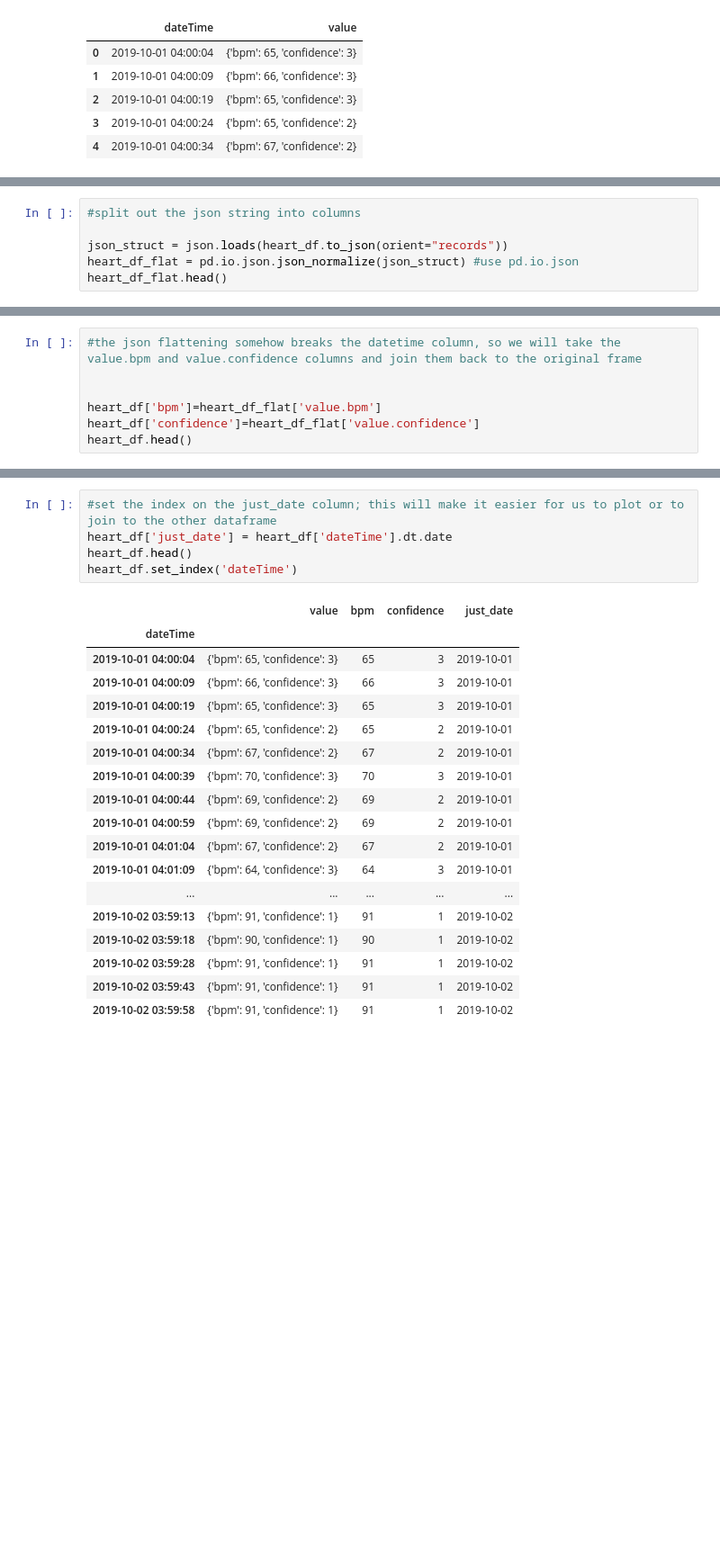
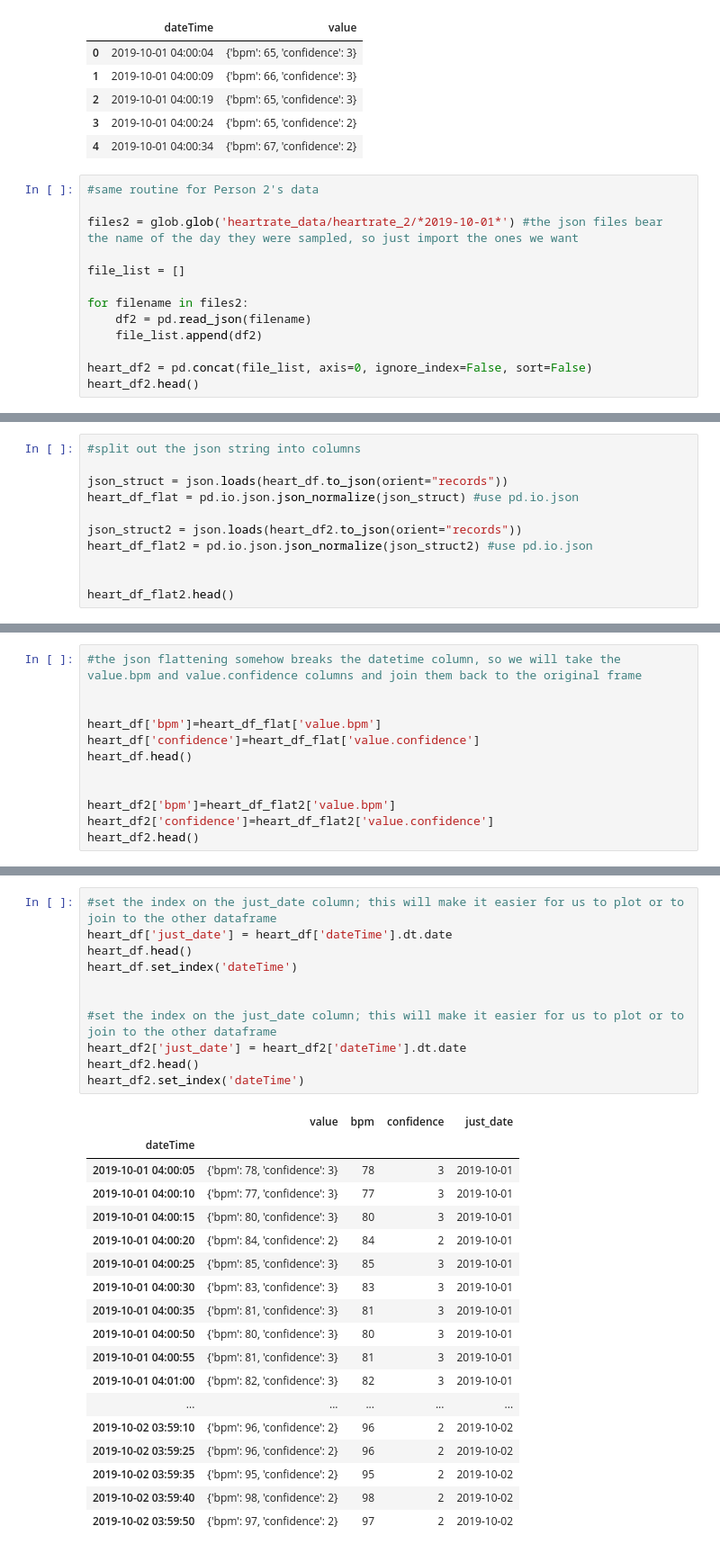
Before and after one commit to dcpatti/dcpatti.github.io, a Jupyter notebook: Wild Card Game Analysis.ipynb, the cells around one changed output, grey strips where cells are left out. Shown: that part at 90% size. Cells and saved outputs as stored; diff of their text form; blank space fills up the shorter version.

```diff
--- a/Wild Card Game Analysis.ipynb
+++ b/Wild Card Game Analysis.ipynb
@@ -42,3 +42,16 @@ heart_df.head()
 | 2 | 2019-10-01 04:00:19 | {'bpm': 65, 'confidence': 3} |
 | 3 | 2019-10-01 04:00:24 | {'bpm': 65, 'confidence': 2} |
 | 4 | 2019-10-01 04:00:34 | {'bpm': 67, 'confidence': 2} |
+# %%
+#same routine for Person 2's data
+
+files2 = glob.glob('heartrate_data/heartrate_2/*2019-10-01*') #the json files bear the name of the day they were sampled, so just import the ones we want
+
+file_list = []
+
+for filename in files2:
+    df2 = pd.read_json(filename)
+    file_list.append(df2)
+
+heart_df2 = pd.concat(file_list, axis=0, ignore_index=False, sort=False)
+heart_df2.head()
@@ -47,6 +67,11 @@ heart_df.head()
 
 json_struct = json.loads(heart_df.to_json(orient="records"))
 heart_df_flat = pd.io.json.json_normalize(json_struct) #use pd.io.json
-heart_df_flat.head()
+
+json_struct2 = json.loads(heart_df2.to_json(orient="records"))
+heart_df_flat2 = pd.io.json.json_normalize(json_struct2) #use pd.io.json
+
+
+heart_df_flat2.head()
 # %% [output]
 |  | dateTime | value.bpm | value.confidence |
@@ -62,5 +87,10 @@ heart_df_flat.head()
 heart_df['bpm']=heart_df_flat['value.bpm']
 heart_df['confidence']=heart_df_flat['value.confidence']
 heart_df.head()
+
+
+heart_df2['bpm']=heart_df_flat2['value.bpm']
+heart_df2['confidence']=heart_df_flat2['value.confidence']
+heart_df2.head()
 # %% [output]
 |  | dateTime | value | bpm | confidence |
@@ -72,24 +102,30 @@ heart_df.head()
 # %%
 #set the index on the just_date column; this will make it easier for us to plot or to join to the other dataframe
 heart_df['just_date'] = heart_df['dateTime'].dt.date
 heart_df.head()
 heart_df.set_index('dateTime')
+
+
+#set the index on the just_date column; this will make it easier for us to plot or to join to the other dataframe
+heart_df2['just_date'] = heart_df2['dateTime'].dt.date
+heart_df2.head()
+heart_df2.set_index('dateTime')
 # %% [output]
 |  | value | bpm | confidence | just_date |
 | dateTime |  |  |  |  |
-| 2019-10-01 04:00:04 | {'bpm': 65, 'confidence': 3} | 65 | 3 | 2019-10-01 |
-| 2019-10-01 04:00:09 | {'bpm': 66, 'confidence': 3} | 66 | 3 | 2019-10-01 |
-| 2019-10-01 04:00:19 | {'bpm': 65, 'confidence': 3} | 65 | 3 | 2019-10-01 |
-| 2019-10-01 04:00:24 | {'bpm': 65, 'confidence': 2} | 65 | 2 | 2019-10-01 |
-| 2019-10-01 04:00:34 | {'bpm': 67, 'confidence': 2} | 67 | 2 | 2019-10-01 |
-| 2019-10-01 04:00:39 | {'bpm': 70, 'confidence': 3} | 70 | 3 | 2019-10-01 |
-| 2019-10-01 04:00:44 | {'bpm': 69, 'confidence': 2} | 69 | 2 | 2019-10-01 |
-| 2019-10-01 04:00:59 | {'bpm': 69, 'confidence': 2} | 69 | 2 | 2019-10-01 |
-| 2019-10-01 04:01:04 | {'bpm': 67, 'confidence': 2} | 67 | 2 | 2019-10-01 |
-| 2019-10-01 04:01:09 | {'bpm': 64, 'confidence': 3} | 64 | 3 | 2019-10-01 |
+| 2019-10-01 04:00:05 | {'bpm': 78, 'confidence': 3} | 78 | 3 | 2019-10-01 |
+| 2019-10-01 04:00:10 | {'bpm': 77, 'confidence': 3} | 77 | 3 | 2019-10-01 |
+| 2019-10-01 04:00:15 | {'bpm': 80, 'confidence': 3} | 80 | 3 | 2019-10-01 |
+| 2019-10-01 04:00:20 | {'bpm': 84, 'confidence': 2} | 84 | 2 | 2019-10-01 |
+| 2019-10-01 04:00:25 | {'bpm': 85, 'confidence': 3} | 85 | 3 | 2019-10-01 |
+| 2019-10-01 04:00:30 | {'bpm': 83, 'confidence': 3} | 83 | 3 | 2019-10-01 |
+| 2019-10-01 04:00:35 | {'bpm': 81, 'confidence': 3} | 81 | 3 | 2019-10-01 |
+| 2019-10-01 04:00:50 | {'bpm': 80, 'confidence': 3} | 80 | 3 | 2019-10-01 |
+| 2019-10-01 04:00:55 | {'bpm': 81, 'confidence': 3} | 81 | 3 | 2019-10-01 |
+| 2019-10-01 04:01:00 | {'bpm': 82, 'confidence': 3} | 82 | 3 | 2019-10-01 |
 | ... | ... | ... | ... | ... |
-| 2019-10-02 03:59:13 | {'bpm': 91, 'confidence': 1} | 91 | 1 | 2019-10-02 |
-| 2019-10-02 03:59:18 | {'bpm': 90, 'confidence': 1} | 90 | 1 | 2019-10-02 |
-| 2019-10-02 03:59:28 | {'bpm': 91, 'confidence': 1} | 91 | 1 | 2019-10-02 |
-| 2019-10-02 03:59:43 | {'bpm': 91, 'confidence': 1} | 91 | 1 | 2019-10-02 |
-| 2019-10-02 03:59:58 | {'bpm': 91, 'confidence': 1} | 91 | 1 | 2019-10-02 |
+| 2019-10-02 03:59:10 | {'bpm': 96, 'confidence': 2} | 96 | 2 | 2019-10-02 |
+| 2019-10-02 03:59:25 | {'bpm': 96, 'confidence': 2} | 96 | 2 | 2019-10-02 |
+| 2019-10-02 03:59:35 | {'bpm': 95, 'confidence': 2} | 95 | 2 | 2019-10-02 |
+| 2019-10-02 03:59:40 | {'bpm': 98, 'confidence': 2} | 98 | 2 | 2019-10-02 |
+| 2019-10-02 03:59:50 | {'bpm': 97, 'confidence': 2} | 97 | 2 | 2019-10-02 |
```
Also changed, not shown: parts of 8 cells of this notebook.
